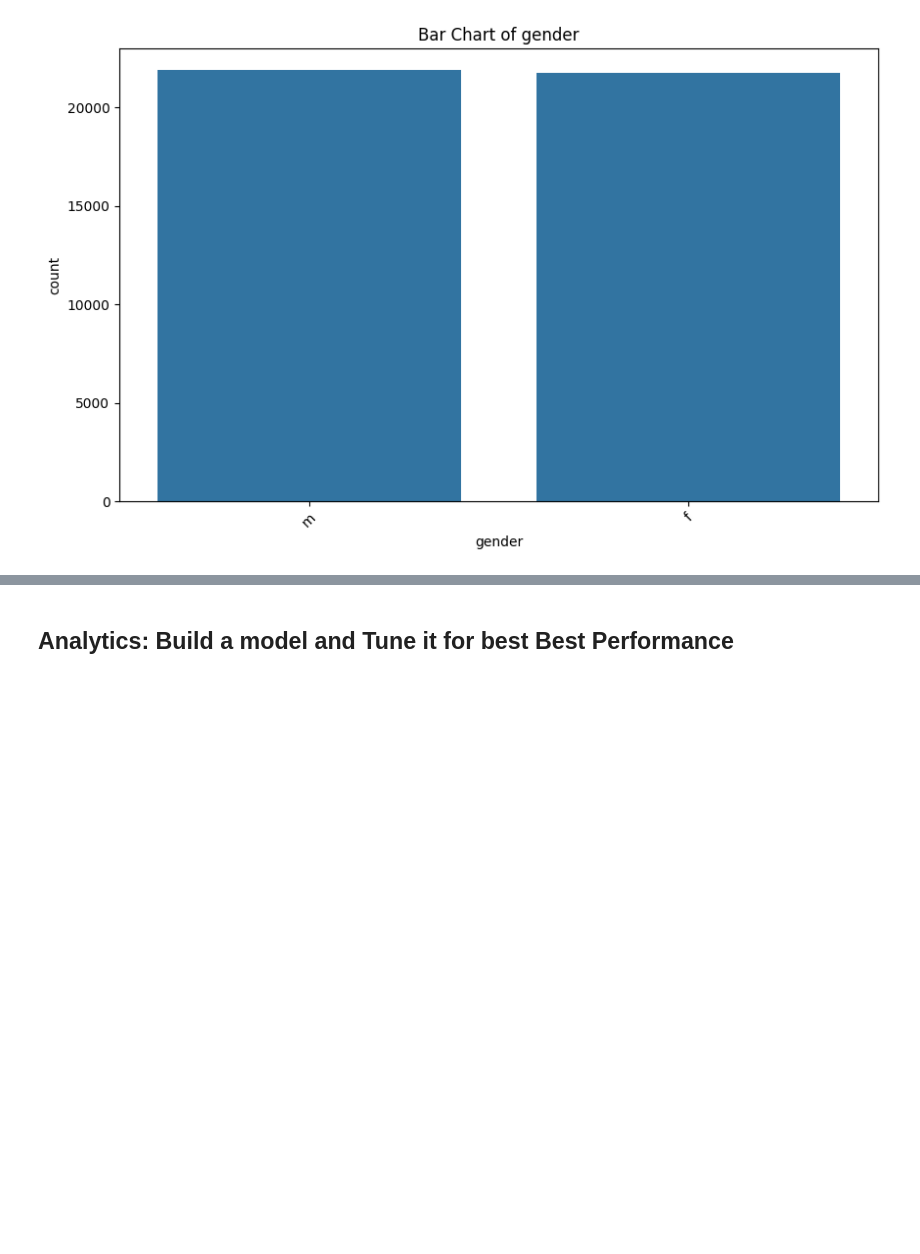
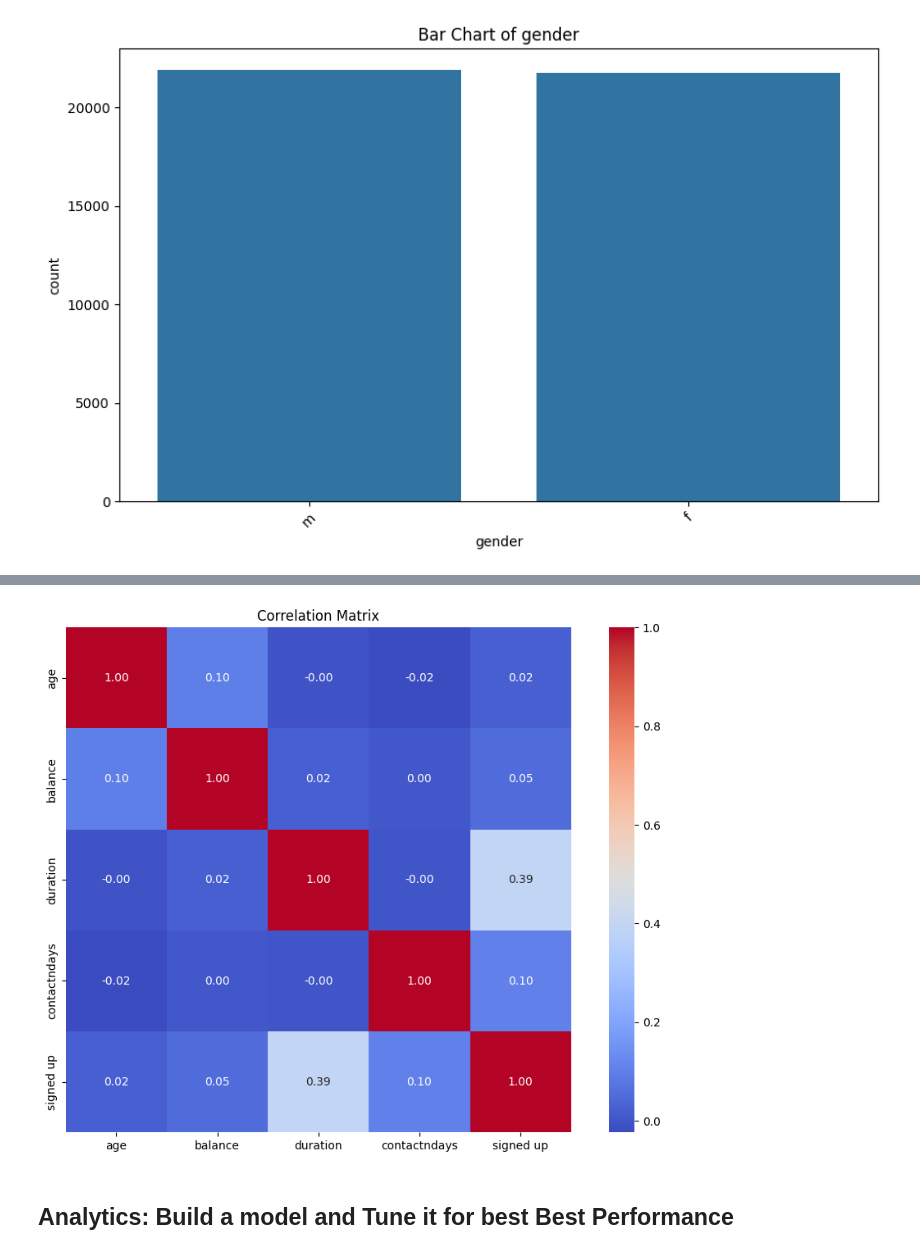
Before and after one commit to Porter547/ds1001_final, a Jupyter notebook: ds1001_final/notebooks/Final_Project_Notebook.ipynb, the cells around one changed output, grey strips where cells are left out. Saved outputs shown, nothing was run; the diff lists cells and outputs as text; code cells hidden in the pictures; blank space fills up the shorter version.

```diff
--- a/ds1001_final/notebooks/Final_Project_Notebook.ipynb
+++ b/ds1001_final/notebooks/Final_Project_Notebook.ipynb
@@ -185,11 +228,13 @@ plt.show()
 # %%
 #Correlation matrix, make sure to only include numeric variables
-num_values = "xx".select_dtypes(include=['number'])
+num_values = data.select_dtypes(include=['number'])
 correlation_matrix = num_values.corr()
 plt.figure(figsize=(12, 8))
 sns.heatmap(correlation_matrix, annot=True, fmt='.2f', cmap='coolwarm', square=True)
 plt.title('Correlation Matrix')
 plt.show()
+# %% [output]
+[figure, added]
 # %% [markdown]
 ## Analytics: Build a model and Tune it for best Best Performance
 # %%
```
Also changed, not shown: parts of 22 cells of this notebook.
